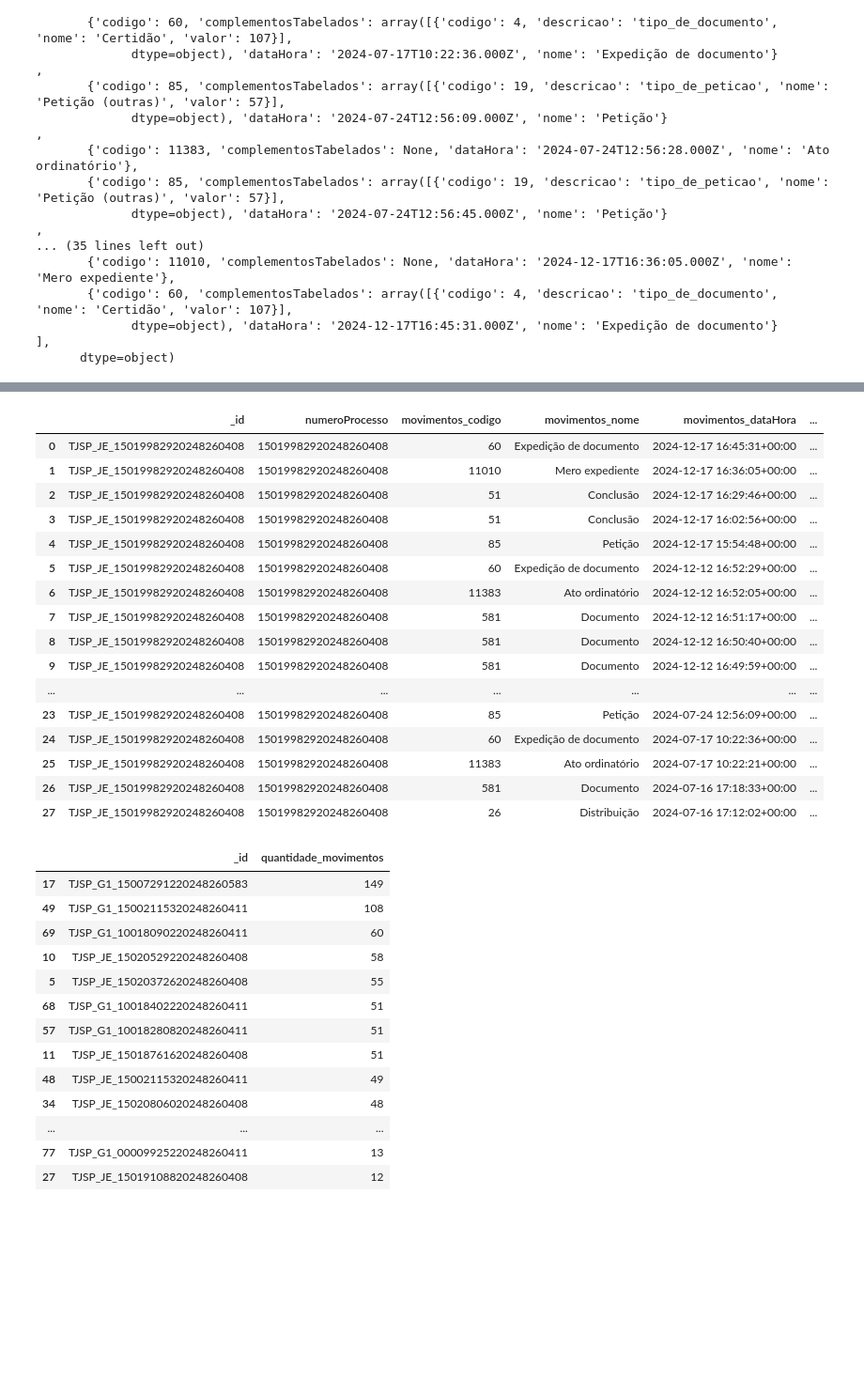
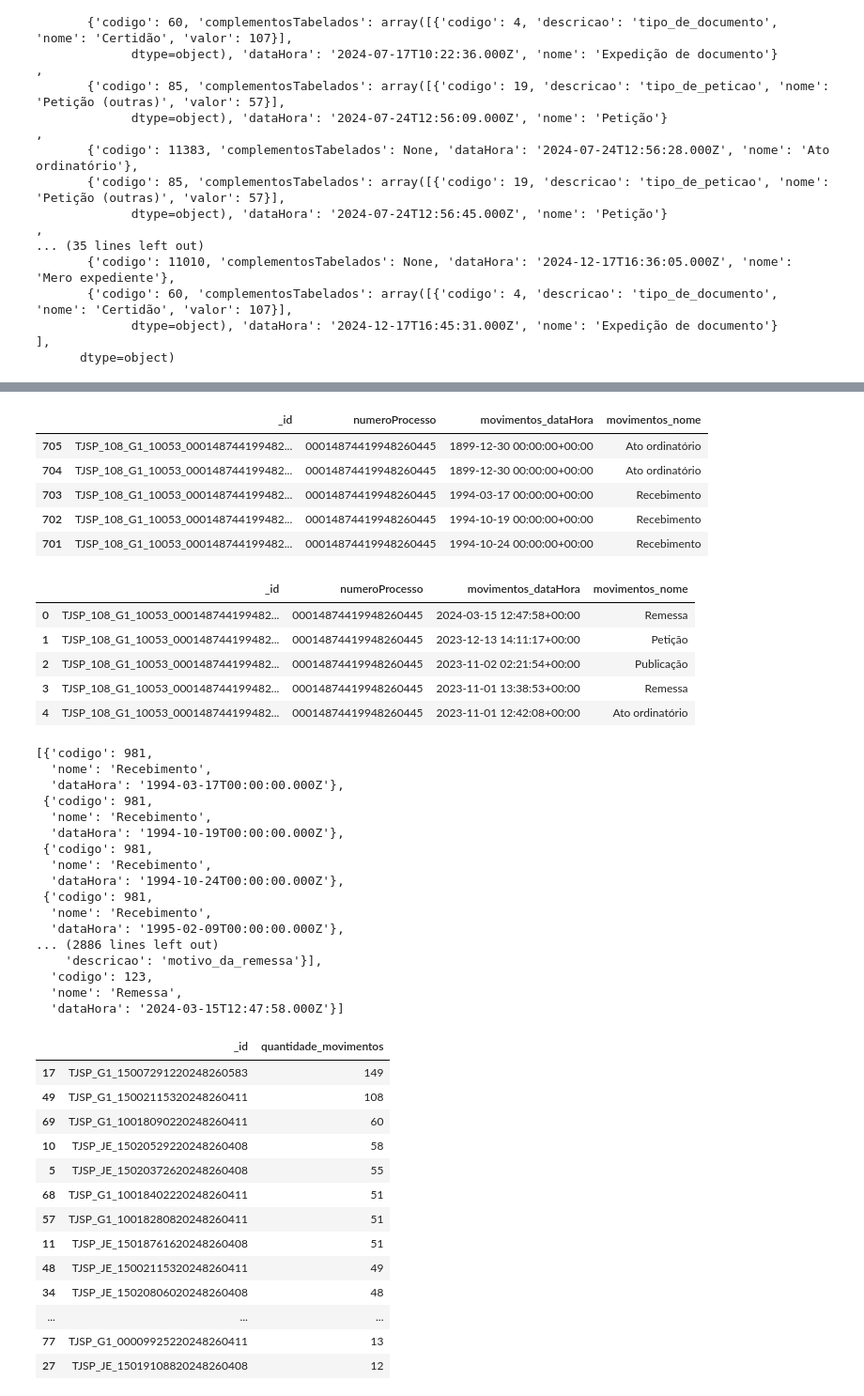
Before and after one commit to matheus-oscar/api_datajud, a Jupyter notebook: 01_api_datajud.ipynb, the cells around one changed output, grey strips where cells are left out. Shown at 94% size. Saved outputs shown, nothing was run; the diff lists cells and outputs as text; code cells hidden in the pictures; blank space fills up the shorter version.

```diff
--- a/01_api_datajud.ipynb
+++ b/01_api_datajud.ipynb
@@ -53,7 +53,7 @@ def consultar_processo(numero):
         resultados = []
         for hit in data.get("hits", {}).get("hits", []):
             registro = hit["_source"]
-            registro["_id"] = hit.get("_id")
+            #registro["_id"] = hit.get("_id")
             resultados.append(registro)
 
         return resultados
@@ -99,5 +119,5 @@ array([{'codigo': 26, 'complementosTabelados': array([{'codigo': 2, 'descricao':
 # %%
-df = pd.DataFrame(consultar_processo('10203815120248260008'))
+df = pd.DataFrame(consultar_processo('00014874419948260445'))
 
-df
+df.movimentos[0]
 # %% [output]
@@ -376,20 +395,0 @@ df_movs.head(10)
-# %%
-df_movs[df_movs['_id'] == 'TJSP_JE_15019982920248260408']
-# %% [output]
-|  | _id | numeroProcesso | movimentos_codigo | movimentos_nome | movimentos_dataHora | ... |
-| 0 | TJSP_JE_15019982920248260408 | 15019982920248260408 | 60 | Expedição de documento | 2024-12-17 16:45:31+00:00 | ... |
-| 1 | TJSP_JE_15019982920248260408 | 15019982920248260408 | 11010 | Mero expediente | 2024-12-17 16:36:05+00:00 | ... |
-| 2 | TJSP_JE_15019982920248260408 | 15019982920248260408 | 51 | Conclusão | 2024-12-17 16:29:46+00:00 | ... |
-| 3 | TJSP_JE_15019982920248260408 | 15019982920248260408 | 51 | Conclusão | 2024-12-17 16:02:56+00:00 | ... |
-| 4 | TJSP_JE_15019982920248260408 | 15019982920248260408 | 85 | Petição | 2024-12-17 15:54:48+00:00 | ... |
-| 5 | TJSP_JE_15019982920248260408 | 15019982920248260408 | 60 | Expedição de documento | 2024-12-12 16:52:29+00:00 | ... |
-| 6 | TJSP_JE_15019982920248260408 | 15019982920248260408 | 11383 | Ato ordinatório | 2024-12-12 16:52:05+00:00 | ... |
-| 7 | TJSP_JE_15019982920248260408 | 15019982920248260408 | 581 | Documento | 2024-12-12 16:51:17+00:00 | ... |
-| 8 | TJSP_JE_15019982920248260408 | 15019982920248260408 | 581 | Documento | 2024-12-12 16:50:40+00:00 | ... |
-| 9 | TJSP_JE_15019982920248260408 | 15019982920248260408 | 581 | Documento | 2024-12-12 16:49:59+00:00 | ... |
-| ... | ... | ... | ... | ... | ... | ... |
-| 23 | TJSP_JE_15019982920248260408 | 15019982920248260408 | 85 | Petição | 2024-07-24 12:56:09+00:00 | ... |
-| 24 | TJSP_JE_15019982920248260408 | 15019982920248260408 | 60 | Expedição de documento | 2024-07-17 10:22:36+00:00 | ... |
-| 25 | TJSP_JE_15019982920248260408 | 15019982920248260408 | 11383 | Ato ordinatório | 2024-07-17 10:22:21+00:00 | ... |
-| 26 | TJSP_JE_15019982920248260408 | 15019982920248260408 | 581 | Documento | 2024-07-16 17:18:33+00:00 | ... |
-| 27 | TJSP_JE_15019982920248260408 | 15019982920248260408 | 26 | Distribuição | 2024-07-16 17:12:02+00:00 | ... |
@@ -396,3 +464,42 @@ df_movs[df_movs['_id'] == 'TJSP_JE_15019982920248260408']
+# %%
+df_movs = extrair_movimentos_completos(df)
+df_movs[['_id','numeroProcesso','movimentos_dataHora','movimentos_nome']].sort_values(by=['movimentos_dataHora'], ascending=True).head(5)
+# %% [output]
+|  | _id | numeroProcesso | movimentos_dataHora | movimentos_nome |
+| 705 | TJSP_108_G1_10053_000148744199482... | 00014874419948260445 | 1899-12-30 00:00:00+00:00 | Ato ordinatório |
+| 704 | TJSP_108_G1_10053_000148744199482... | 00014874419948260445 | 1899-12-30 00:00:00+00:00 | Ato ordinatório |
+| 703 | TJSP_108_G1_10053_000148744199482... | 00014874419948260445 | 1994-03-17 00:00:00+00:00 | Recebimento |
+| 702 | TJSP_108_G1_10053_000148744199482... | 00014874419948260445 | 1994-10-19 00:00:00+00:00 | Recebimento |
+| 701 | TJSP_108_G1_10053_000148744199482... | 00014874419948260445 | 1994-10-24 00:00:00+00:00 | Recebimento |
+# %%
+df_movs[['_id','numeroProcesso','movimentos_dataHora','movimentos_nome']].head(5)
+# %% [output]
+|  | _id | numeroProcesso | movimentos_dataHora | movimentos_nome |
+| 0 | TJSP_108_G1_10053_000148744199482... | 00014874419948260445 | 2024-03-15 12:47:58+00:00 | Remessa |
+| 1 | TJSP_108_G1_10053_000148744199482... | 00014874419948260445 | 2023-12-13 14:11:17+00:00 | Petição |
+| 2 | TJSP_108_G1_10053_000148744199482... | 00014874419948260445 | 2023-11-02 02:21:54+00:00 | Publicação |
+| 3 | TJSP_108_G1_10053_000148744199482... | 00014874419948260445 | 2023-11-01 13:38:53+00:00 | Remessa |
+| 4 | TJSP_108_G1_10053_000148744199482... | 00014874419948260445 | 2023-11-01 12:42:08+00:00 | Ato ordinatório |
+# %%
+df['movimentos'][0]
+# %% [output]
+[{'codigo': 981,
+  'nome': 'Recebimento',
+  'dataHora': '1994-03-17T00:00:00.000Z'},
+ {'codigo': 981,
+  'nome': 'Recebimento',
+  'dataHora': '1994-10-19T00:00:00.000Z'},
+ {'codigo': 981,
+  'nome': 'Recebimento',
+  'dataHora': '1994-10-24T00:00:00.000Z'},
+ {'codigo': 981,
+  'nome': 'Recebimento',
+  'dataHora': '1995-02-09T00:00:00.000Z'},
+... (2886 lines left out)
+    'descricao': 'motivo_da_remessa'}],
+  'codigo': 123,
+  'nome': 'Remessa',
+  'dataHora': '2024-03-15T12:47:58.000Z'}]
 # %%
 df_movs.groupby('_id').size().reset_index(name='quantidade_movimentos').sort_values(by='quantidade_movimentos', ascending=False)
 # %% [output]
```
Also changed, not shown: parts of 8 cells of this notebook.
